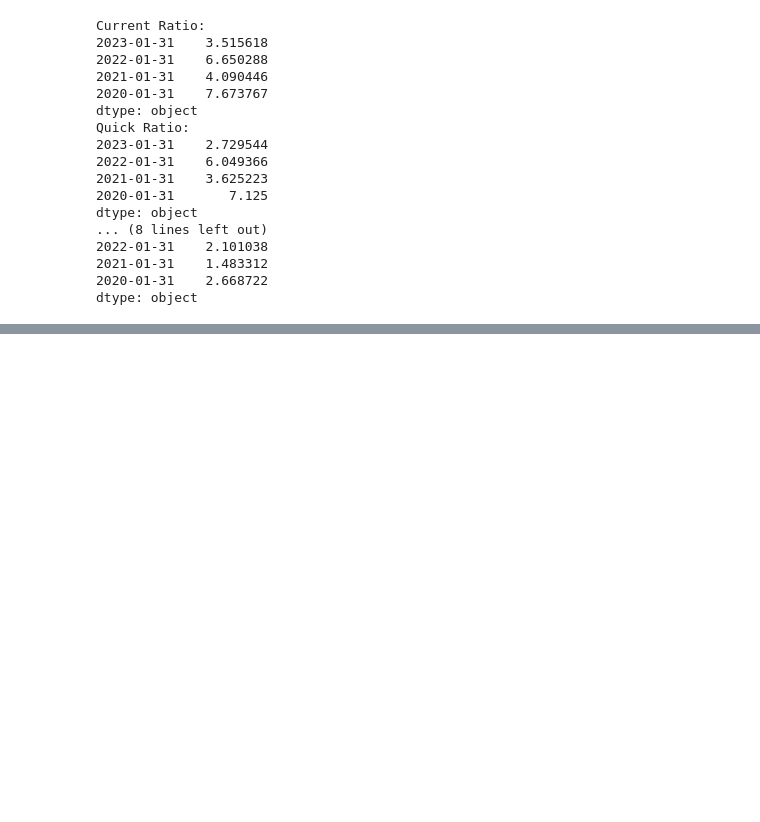
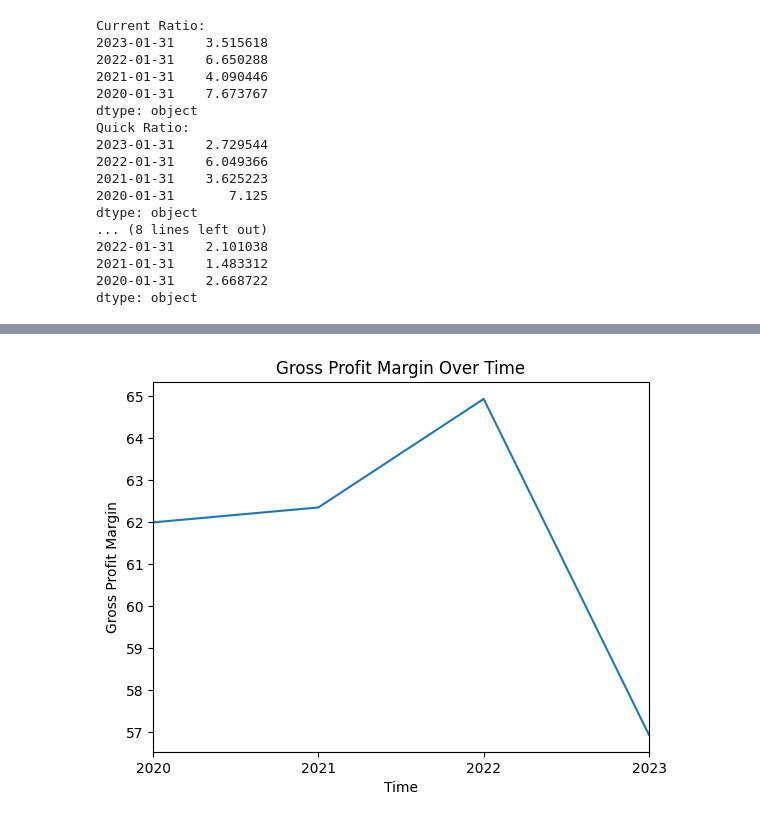
Before and after one commit to jainayushee/financial-ratios-analysis, a Jupyter notebook: bs_analysis_assignment-1.ipynb, the cells around one changed output, grey strips where cells are left out. Cells and saved outputs as stored; diff of their text form; code cells hidden in the pictures; blank space fills up the shorter version.

```diff
--- a/bs_analysis_assignment-1.ipynb
+++ b/bs_analysis_assignment-1.ipynb
@@ -212,0 +223,9 @@ dtype: object
+# %%
+gross_profit_margin.plot()
+
+plt.xlabel('Time')
+plt.ylabel('Gross Profit Margin')
+plt.title('Gross Profit Margin Over Time')
+plt.show()
+# %% [output]
+[figure, added]
```
Also changed, not shown: parts of 7 cells of this notebook.
